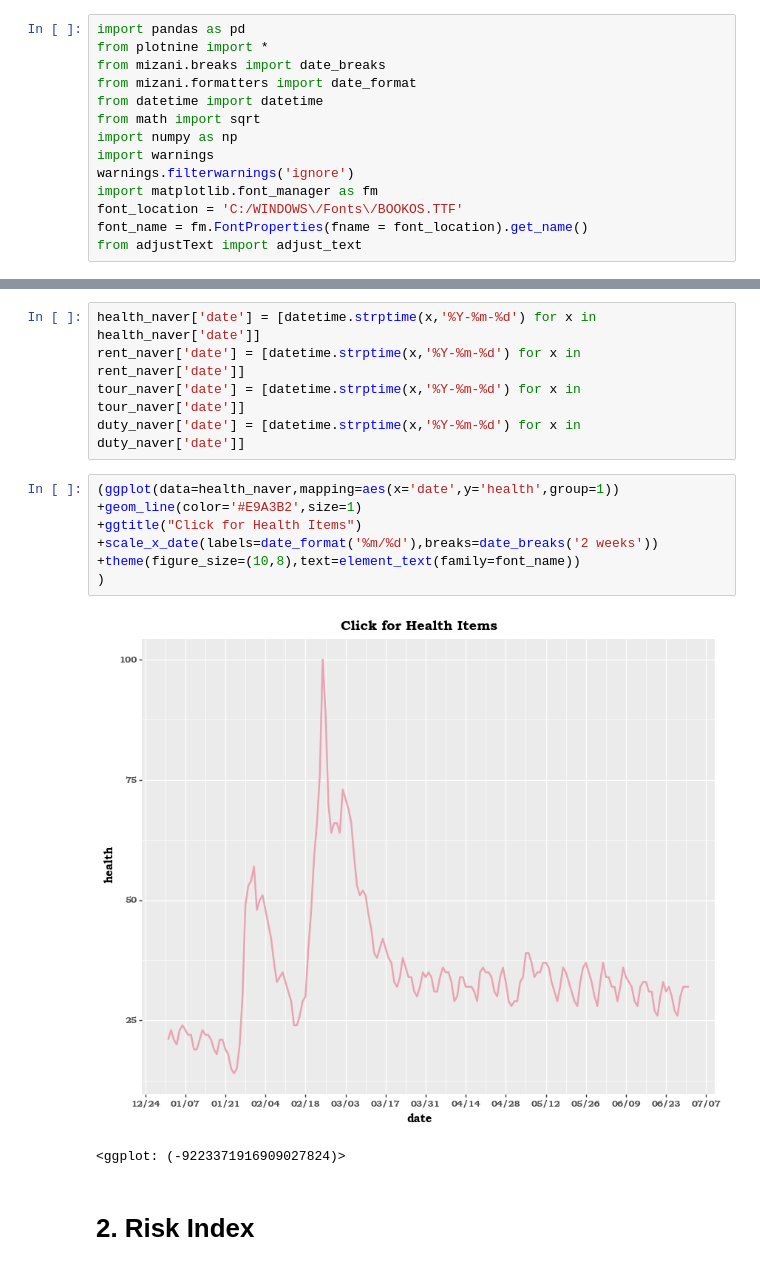
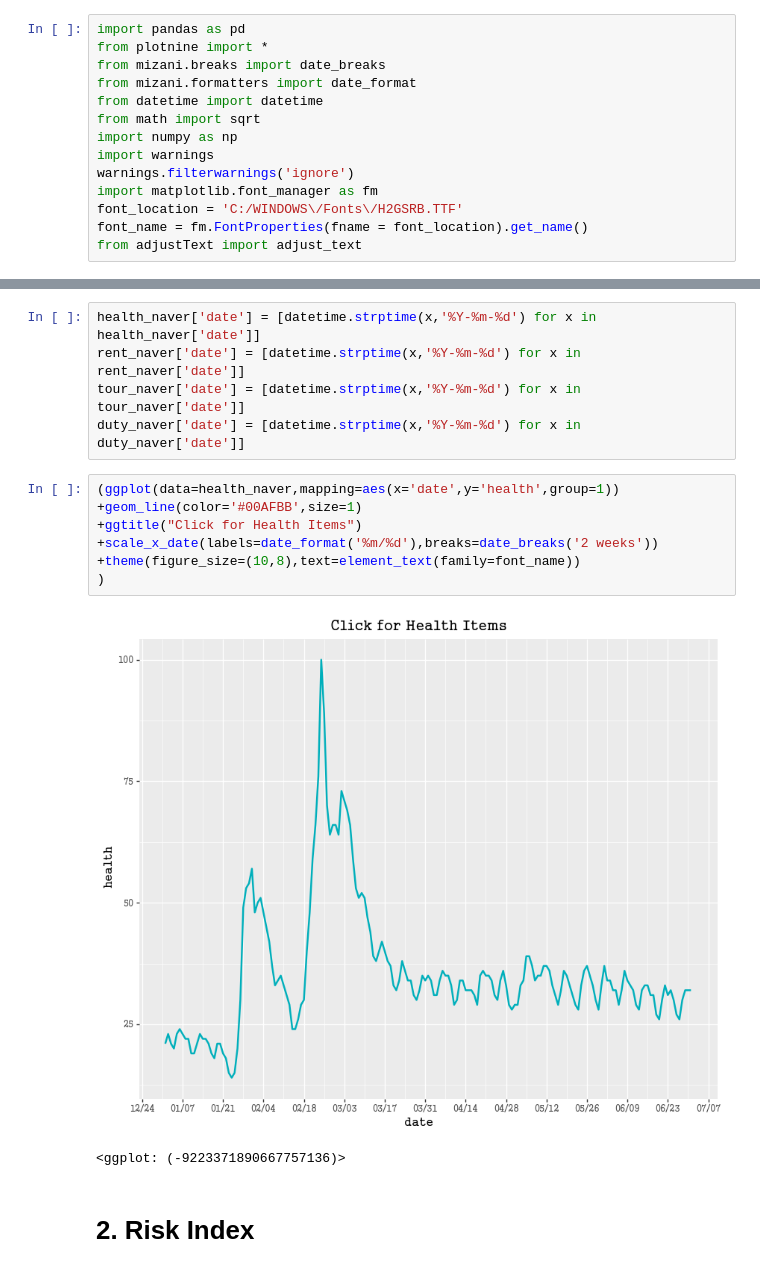
Before and after one commit to JieunKim-Econ/Covid_EDA_with_R, a Jupyter notebook: Risk-Resilience Matrix Analysis.ipynb, the cells around one changed output, grey strips where cells are left out. Drawn from its saved outputs; the diff is of its cells as text.

```diff
--- a/Risk-Resilience Matrix Analysis.ipynb
+++ b/Risk-Resilience Matrix Analysis.ipynb
@@ -19,7 +19,7 @@ import numpy as np
 import warnings
 warnings.filterwarnings('ignore')
 import matplotlib.font_manager as fm
-font_location = 'C:/WINDOWS\/Fonts\/BOOKOS.TTF'
+font_location = 'C:/WINDOWS\/Fonts\/H2GSRB.TTF'
 font_name = fm.FontProperties(fname = font_location).get_name()
 from adjustText import adjust_text
 # %%
@@ -208,14 +208,14 @@ tour_naver['date'] = [datetime.strptime(x,'%Y-%m-%d') for x in tour_naver['date'
 duty_naver['date'] = [datetime.strptime(x,'%Y-%m-%d') for x in duty_naver['date']]
 # %%
 (ggplot(data=health_naver,mapping=aes(x='date',y='health',group=1))
-+geom_line(color='#E9A3B2',size=1)
++geom_line(color='#00AFBB',size=1)
 +ggtitle("Click for Health Items")
 +scale_x_date(labels=date_format('%m/%d'),breaks=date_breaks('2 weeks'))
 +theme(figure_size=(10,8),text=element_text(family=font_name))
 )
 # %% [output]
-[figure, old version]
+[figure, new version]
-<ggplot: (-9223371916909027824)>
+<ggplot: (-9223371890667757136)>
 # %% [markdown]
 # 2. Risk Index
 # %% [markdown]
```
Also changed, not shown: parts of 6 cells of this notebook.
